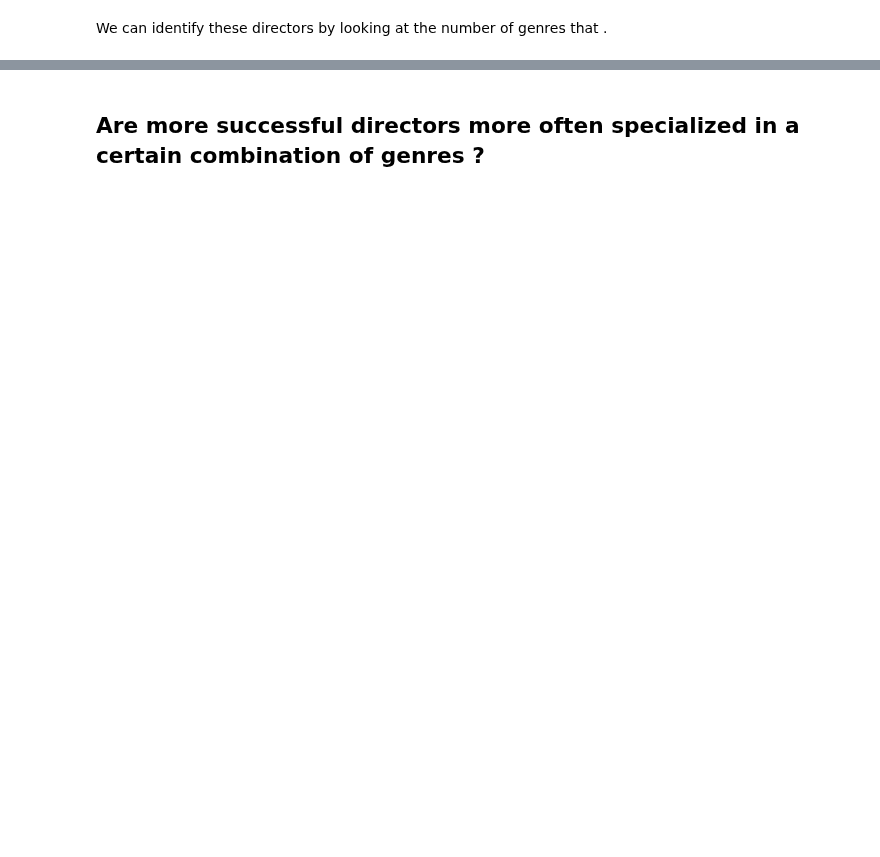
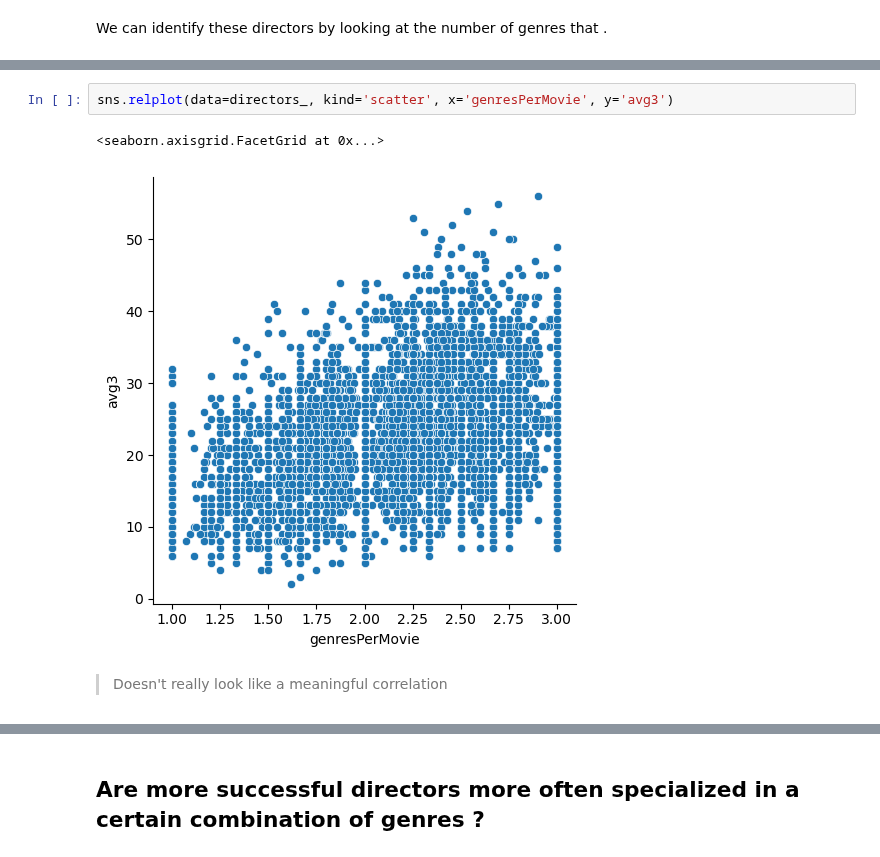
Before and after one commit to epfl-ada/ada-2023-project-crunchychicken, a Jupyter notebook: style-evolution.ipynb, the cells around one changed output, grey strips where cells are left out. Saved outputs shown, nothing was run; the diff lists cells and outputs as text; blank space fills up the shorter version.

```diff
--- a/style-evolution.ipynb
+++ b/style-evolution.ipynb
@@ -366,0 +435,7 @@ PatsyError: Number of rows mismatch between data argument and "avg3" (6508 versu
+# %%
+sns.relplot(data=directors_, kind='scatter', x='genresPerMovie', y='avg3')
+# %% [output]
+<seaborn.axisgrid.FacetGrid at 0x...>
+[figure, added]
+# %% [markdown]
+> Doesn't really look like a meaningful correlation
```
Also changed, not shown: parts of 40 cells of this notebook.
